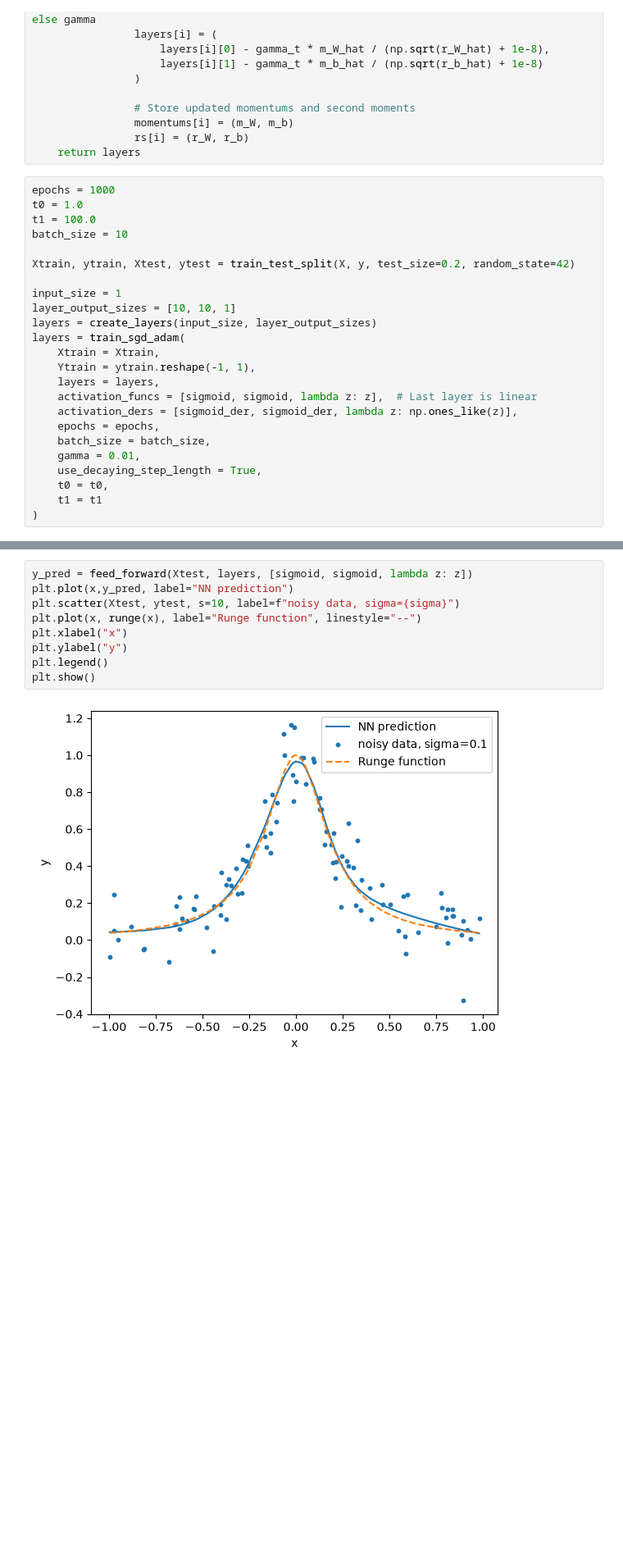
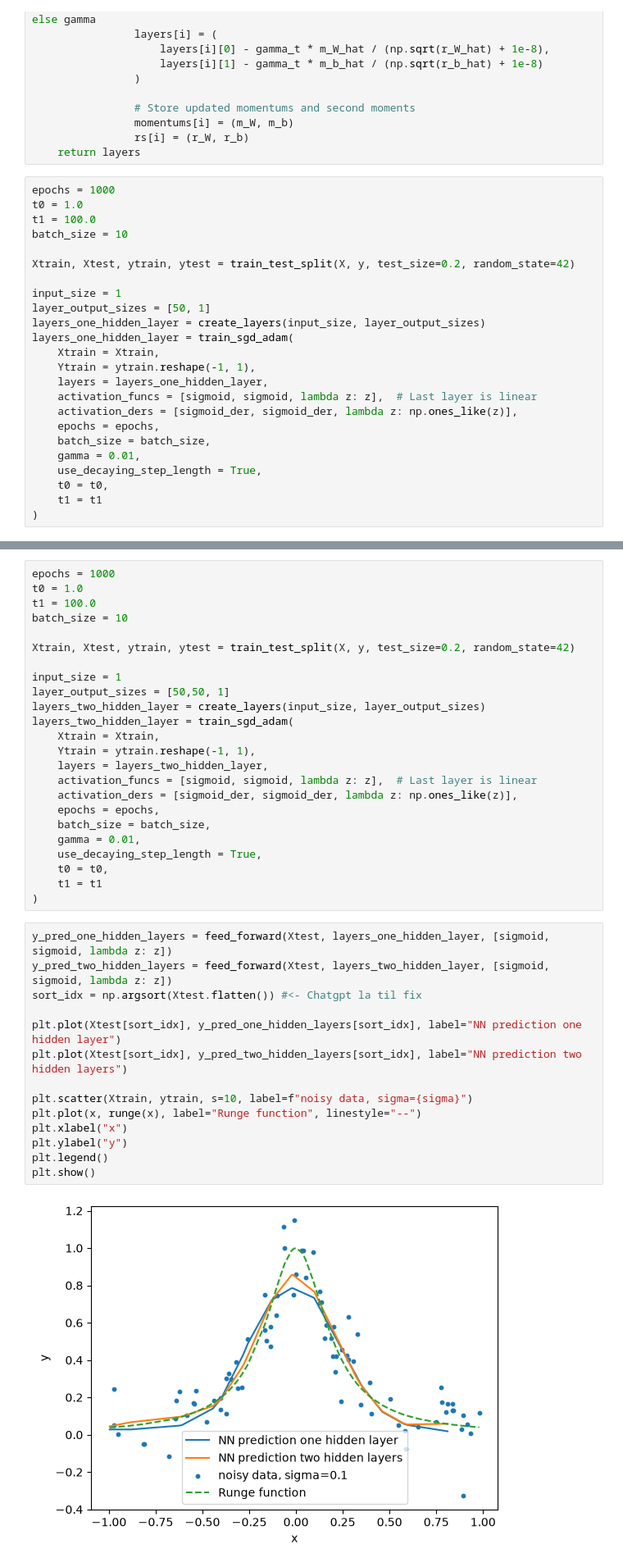
Before and after one commit to kevintannum/FYS-STK3155---Projects---UiO, a Jupyter notebook: project2.ipynb, the cells around one changed output, grey strips where cells are left out. Shown at 82% size. Drawn from its saved outputs; the diff is of its cells as text; blank space fills up the shorter version.

```diff
--- a/project2.ipynb
+++ b/project2.ipynb
@@ -185,15 +185,15 @@ t0 = 1.0
 t1 = 100.0
 batch_size = 10
 
-Xtrain, ytrain, Xtest, ytest = train_test_split(X, y, test_size=0.2, random_state=42)
+Xtrain, Xtest, ytrain, ytest = train_test_split(X, y, test_size=0.2, random_state=42)
 
 input_size = 1
-layer_output_sizes = [10, 10, 1]
-layers = create_layers(input_size, layer_output_sizes)
-layers = train_sgd_adam(
+layer_output_sizes = [50, 1]
+layers_one_hidden_layer = create_layers(input_size, layer_output_sizes)
+layers_one_hidden_layer = train_sgd_adam(
     Xtrain = Xtrain,
     Ytrain = ytrain.reshape(-1, 1),
-    layers = layers,
+    layers = layers_one_hidden_layer,
     activation_funcs = [sigmoid, sigmoid, lambda z: z],  # Last layer is linear
     activation_ders = [sigmoid_der, sigmoid_der, lambda z: np.ones_like(z)],
     epochs = epochs,
@@ -208,11 +206,40 @@ IndexError: index 26 is out of bounds for axis 0 with size 20
+# %%
+epochs = 1000
+t0 = 1.0
+t1 = 100.0
+batch_size = 10
+
+Xtrain, Xtest, ytrain, ytest = train_test_split(X, y, test_size=0.2, random_state=42)
+
+input_size = 1
+layer_output_sizes = [50,50, 1]
+layers_two_hidden_layer = create_layers(input_size, layer_output_sizes)
+layers_two_hidden_layer = train_sgd_adam(
+    Xtrain = Xtrain,
+    Ytrain = ytrain.reshape(-1, 1),
+    layers = layers_two_hidden_layer,
+    activation_funcs = [sigmoid, sigmoid, lambda z: z],  # Last layer is linear
+    activation_ders = [sigmoid_der, sigmoid_der, lambda z: np.ones_like(z)],
+    epochs = epochs,
+    batch_size = batch_size,
+    gamma = 0.01,
+    use_decaying_step_length = True,
+    t0 = t0,
+    t1 = t1
+)
 # %%
-y_pred = feed_forward(Xtest, layers, [sigmoid, sigmoid, lambda z: z])
-plt.plot(x,y_pred, label="NN prediction")
-plt.scatter(Xtest, ytest, s=10, label=f"noisy data, sigma={sigma}")
+y_pred_one_hidden_layers = feed_forward(Xtest, layers_one_hidden_layer, [sigmoid, sigmoid, lambda z: z])
+y_pred_two_hidden_layers = feed_forward(Xtest, layers_two_hidden_layer, [sigmoid, sigmoid, lambda z: z])
+sort_idx = np.argsort(Xtest.flatten()) #<- Chatgpt la til fix
+
+plt.plot(Xtest[sort_idx], y_pred_one_hidden_layers[sort_idx], label="NN prediction one hidden layer")
+plt.plot(Xtest[sort_idx], y_pred_two_hidden_layers[sort_idx], label="NN prediction two hidden layers")
+
+plt.scatter(Xtrain, ytrain, s=10, label=f"noisy data, sigma={sigma}")
 plt.plot(x, runge(x), label="Runge function", linestyle="--")
 plt.xlabel("x")
 plt.ylabel("y")
 plt.legend()
 plt.show()
 # %% [output]
-[figure, old version]
+[figure, new version]
```
Also changed, not shown: parts of 1 cell of this notebook.
